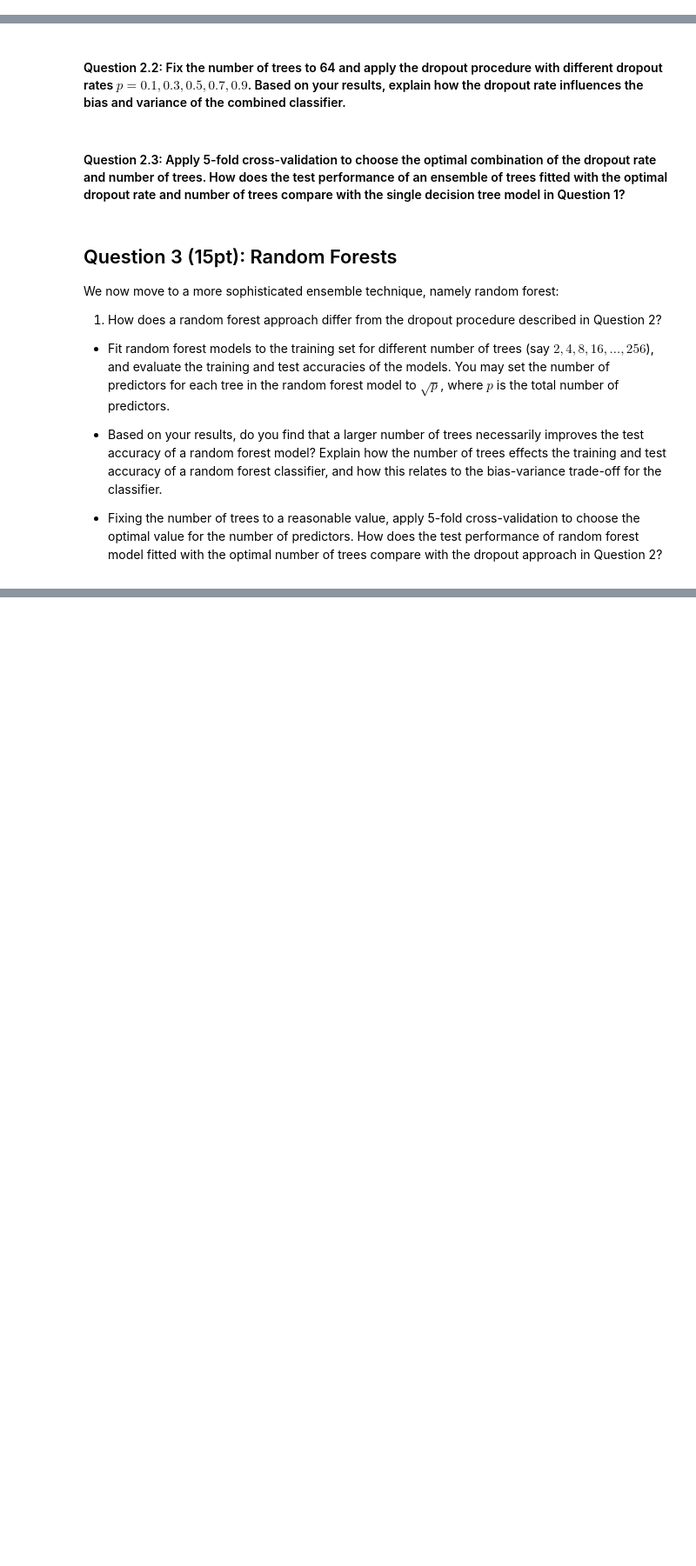
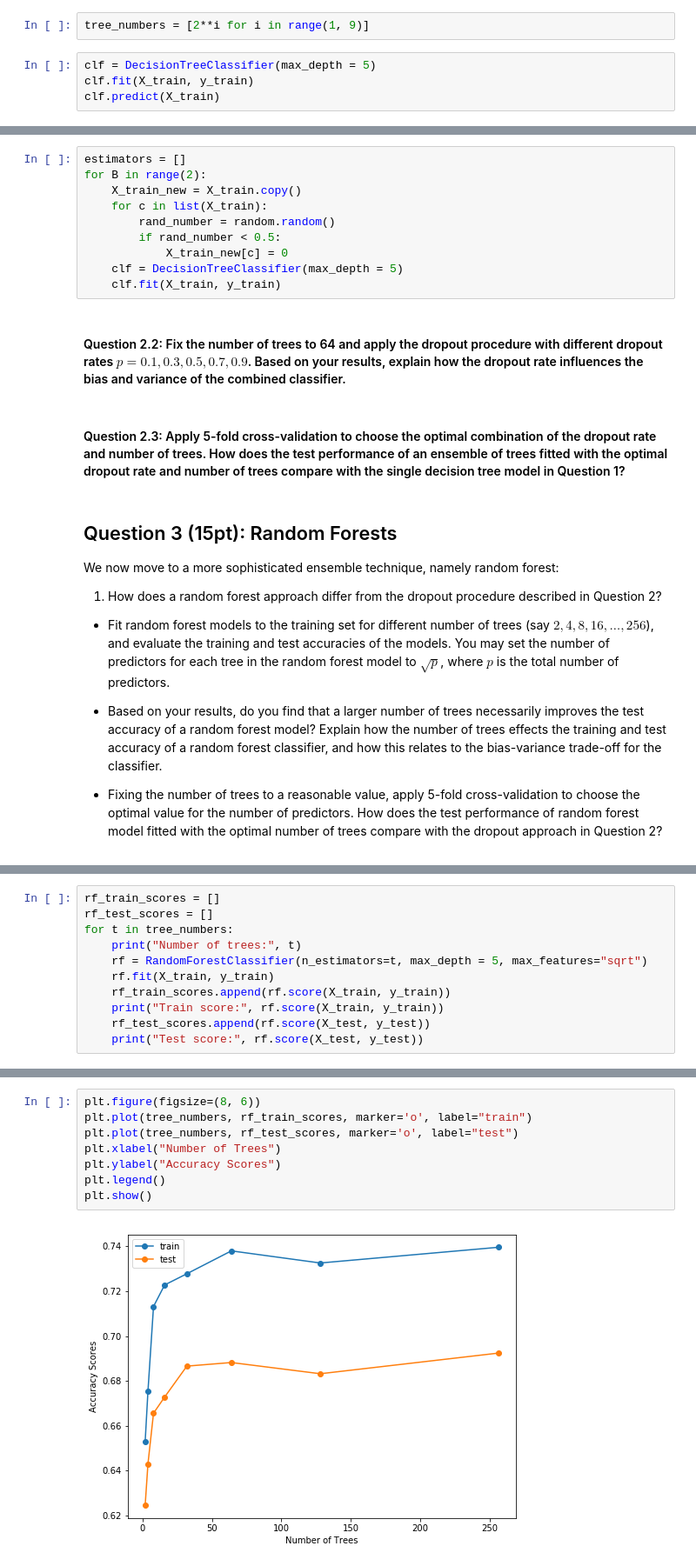
Before and after one commit to syj19950301/Data_Science_1, a Jupyter notebook: cs109a_hw8_submission.ipynb, the cells around one changed output, grey strips where cells are left out. Shown at 87% size. Drawn from its saved outputs; the diff is of its cells as text; blank space fills up the shorter version.

```diff
--- a/cs109a_hw8_submission.ipynb
+++ b/cs109a_hw8_submission.ipynb
@@ -121,3 +127,9 @@ We shall refer to the combined classifier as an ** *ensemble classifier* **. Imp
 [hint: Training with large number of trees can take long time. You may need to restrict the max number of trees.]
 # %% [markdown]
 #### Question 2.1: Apply the dropout procedure with $p = 0.5$ for different number of trees (say $2, 4, 8, 16, \ldots, 256$), and evaluate the training and test accuracy of the combined classifier. Does an increase in the number of trees improve the training and test performance? Explain your observations in terms of the bias-variance trade-off for the classifier.
+# %%
+tree_numbers = [2**i for i in range(1, 9)]
+# %%
+clf = DecisionTreeClassifier(max_depth = 5)
+clf.fit(X_train, y_train)
+clf.predict(X_train)
@@ -124,3 +138,13 @@ We shall refer to the combined classifier as an ** *ensemble classifier* **. Imp
+# %%
+estimators = []
+for B in range(2):
+    X_train_new = X_train.copy()
+    for c in list(X_train):
+        rand_number = random.random()
+        if rand_number < 0.5:
+            X_train_new[c] = 0
+    clf = DecisionTreeClassifier(max_depth = 5)
+    clf.fit(X_train, y_train)
 # %% [markdown]
 #### Question 2.2: Fix the number of trees to 64 and apply the dropout procedure with different dropout rates $p = 0.1, 0.3, 0.5, 0.7, 0.9$. Based on your results, explain how the dropout rate influences the bias and variance of the combined classifier.
 # %% [markdown]
@@ -138,0 +169,11 @@ We now move to a more sophisticated ensemble technique, namely random forest:
+# %%
+rf_train_scores = []
+rf_test_scores = []
+for t in tree_numbers:
+    print("Number of trees:", t)
+    rf = RandomForestClassifier(n_estimators=t, max_depth = 5, max_features="sqrt")
+    rf.fit(X_train, y_train)
+    rf_train_scores.append(rf.score(X_train, y_train))
+    print("Train score:", rf.score(X_train, y_train))
+    rf_test_scores.append(rf.score(X_test, y_test))
+    print("Test score:", rf.score(X_test, y_test))
@@ -138,0 +200,10 @@ We now move to a more sophisticated ensemble technique, namely random forest:
+# %%
+plt.figure(figsize=(8, 6))
+plt.plot(tree_numbers, rf_train_scores, marker='o', label="train")
+plt.plot(tree_numbers, rf_test_scores, marker='o', label="test")
+plt.xlabel("Number of Trees")
+plt.ylabel("Accuracy Scores")
+plt.legend()
+plt.show()
+# %% [output]
+[figure, added]
```
Also changed, not shown: parts of 32 cells of this notebook.
